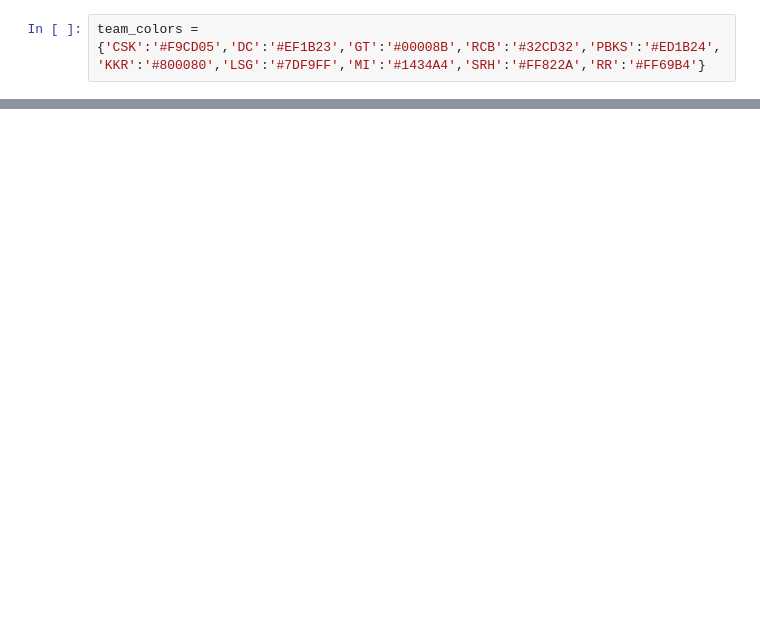
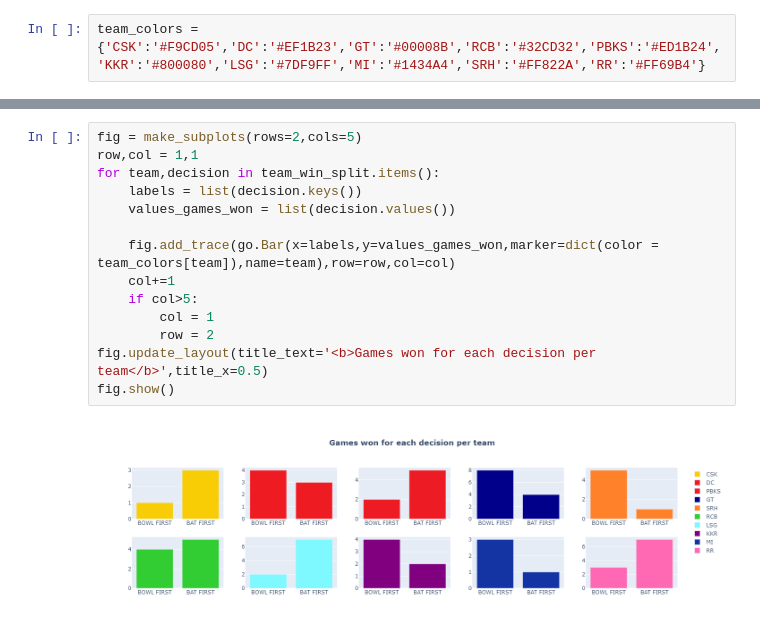
Before and after one commit to Abhijith-Nagarajan/Machine-Learning-Training, a Jupyter notebook: ipl-analysis-plotly-eda.ipynb, the cells around one changed output, grey strips where cells are left out. Saved outputs shown, nothing was run; the diff lists cells and outputs as text; blank space fills up the shorter version.

```diff
--- a/ipl-analysis-plotly-eda.ipynb
+++ b/ipl-analysis-plotly-eda.ipynb
@@ -259,0 +287,16 @@ fig.show()
+# %%
+fig = make_subplots(rows=2,cols=5)
+row,col = 1,1
+for team,decision in team_win_split.items():
+    labels = list(decision.keys())
+    values_games_won = list(decision.values())
+
+    fig.add_trace(go.Bar(x=labels,y=values_games_won,marker=dict(color = team_colors[team]),name=team),row=row,col=col)
+    col+=1
+    if col>5:
+        col = 1
+        row = 2
+fig.update_layout(title_text='<b>Games won for each decision per team</b>',title_x=0.5)
+fig.show()
+# %% [output]
+[figure, added]
```
Also changed, not shown: parts of 24 cells of this notebook.
